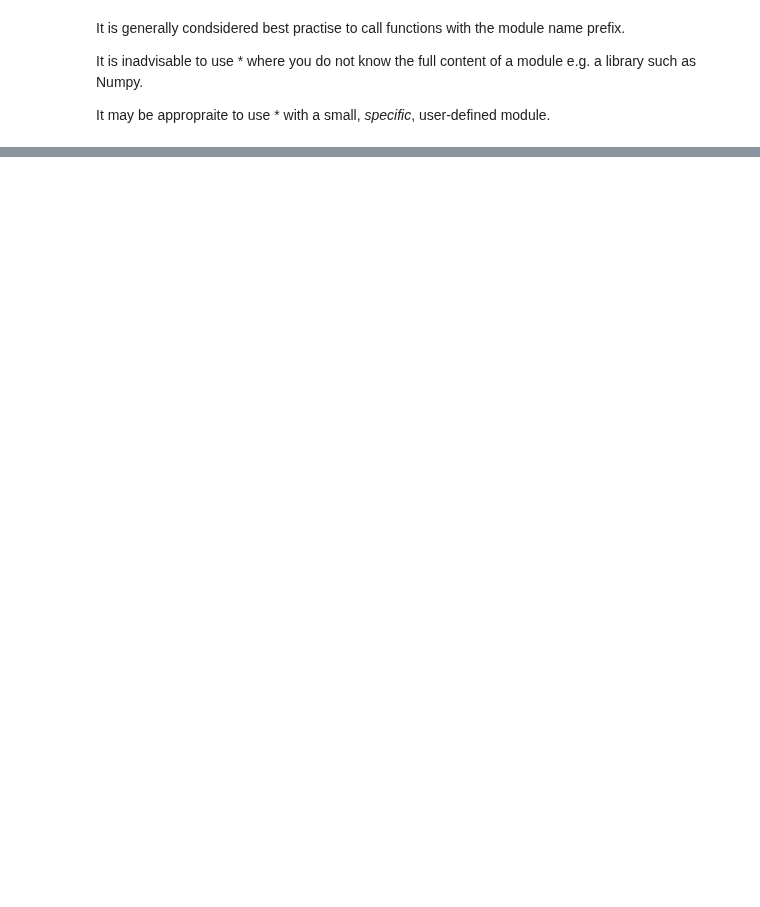
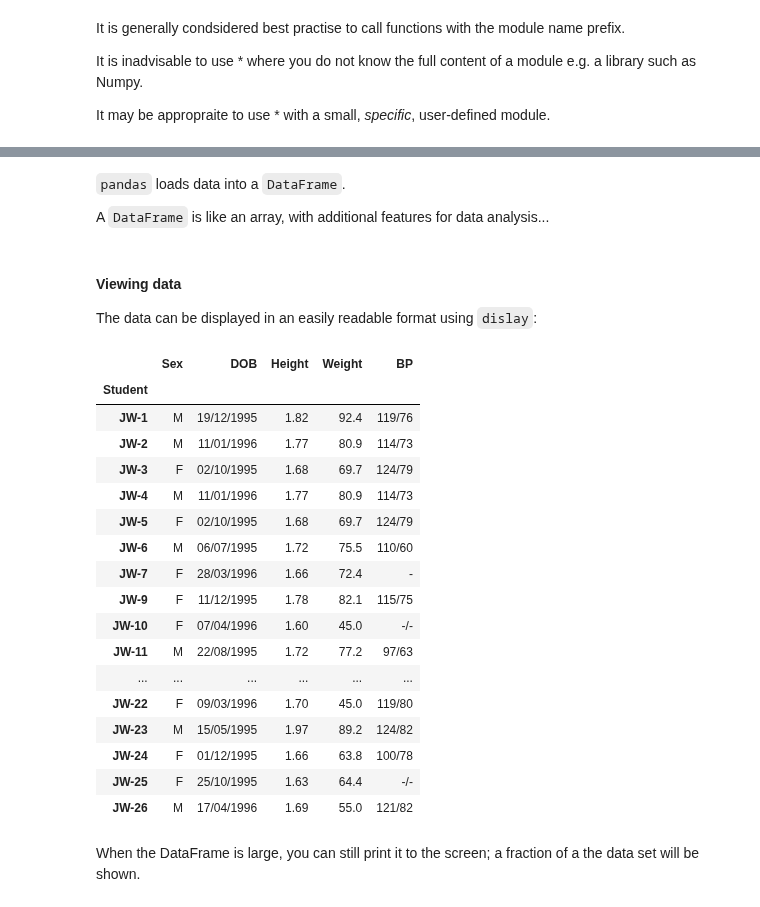
Before and after one commit to hphilamore/ILAS_python, a Jupyter notebook: 9_Input_and_Output.ipynb, the cells around one changed output, grey strips where cells are left out. Drawn from its saved outputs; the diff is of its cells as text; code cells hidden in the pictures; blank space fills up the shorter version.

```diff
--- a/9_Input_and_Output.ipynb
+++ b/9_Input_and_Output.ipynb
@@ -385,0 +658,4 @@ NameError: name 'Importing' is not defined
+# %%
+students = read_csv('sample_data/sample_student_data.csv',
+                skiprows=[1],
+                index_col=0)
@@ -385,0 +682,33 @@ NameError: name 'Importing' is not defined
+# %% [markdown]
+`pandas` loads data into a `DataFrame`.
+
+A `DataFrame` is like an array, with additional features for data analysis...
+# %% [markdown]
+#### Viewing data
+
+The data can be displayed in an easily readable format using `dislay`:
+# %%
+from IPython.display import display
+
+display(students)
+# %% [output]
+|  | Sex | DOB | Height | Weight | BP |
+| Student |  |  |  |  |  |
+| JW-1 | M | 19/12/1995 | 1.82 | 92.4 | 119/76 |
+| JW-2 | M | 11/01/1996 | 1.77 | 80.9 | 114/73 |
+| JW-3 | F | 02/10/1995 | 1.68 | 69.7 | 124/79 |
+| JW-4 | M | 11/01/1996 | 1.77 | 80.9 | 114/73 |
+| JW-5 | F | 02/10/1995 | 1.68 | 69.7 | 124/79 |
+| JW-6 | M | 06/07/1995 | 1.72 | 75.5 | 110/60 |
+| JW-7 | F | 28/03/1996 | 1.66 | 72.4 | - |
+| JW-9 | F | 11/12/1995 | 1.78 | 82.1 | 115/75 |
+| JW-10 | F | 07/04/1996 | 1.60 | 45.0 | -/- |
+| JW-11 | M | 22/08/1995 | 1.72 | 77.2 | 97/63 |
+| ... | ... | ... | ... | ... | ... |
+| JW-22 | F | 09/03/1996 | 1.70 | 45.0 | 119/80 |
+| JW-23 | M | 15/05/1995 | 1.97 | 89.2 | 124/82 |
+| JW-24 | F | 01/12/1995 | 1.66 | 63.8 | 100/78 |
+| JW-25 | F | 25/10/1995 | 1.63 | 64.4 | -/- |
+| JW-26 | M | 17/04/1996 | 1.69 | 55.0 | 121/82 |
+# %% [markdown]
+When the DataFrame is large, you can still print it to the screen; a fraction of a the data set will be shown.
```
Also changed, not shown: parts of 71 cells of this notebook, 5 other files.
